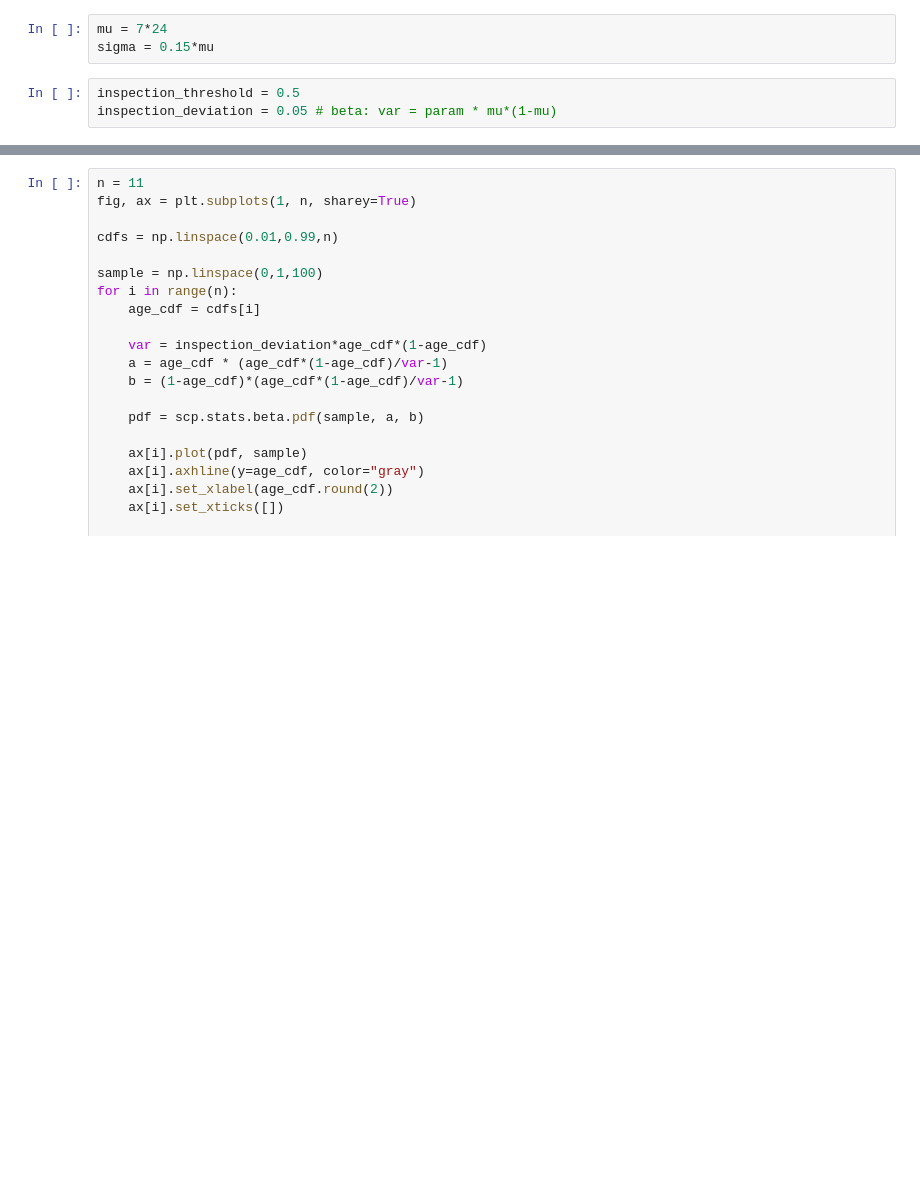
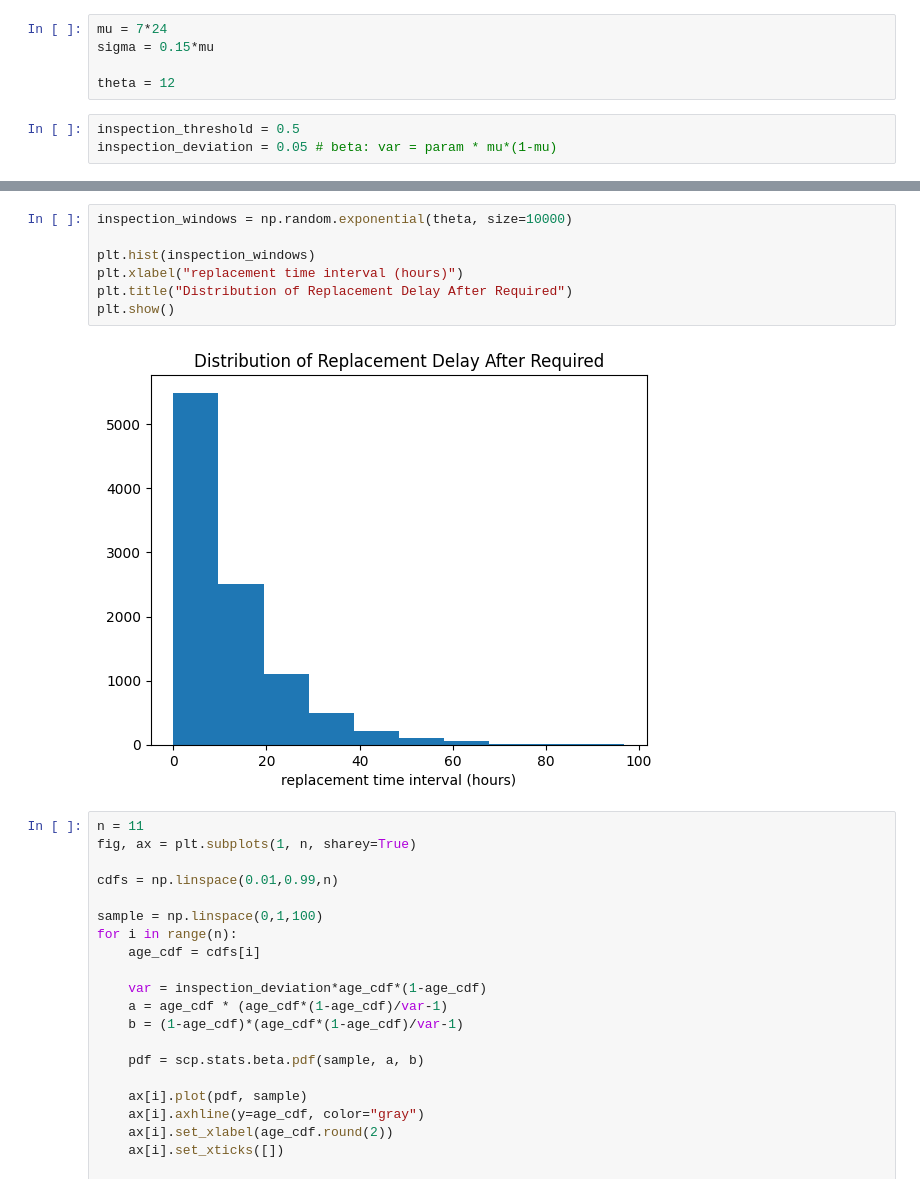
Before and after one commit to alc4ml/ProjetM2D2526, a Jupyter notebook: simulator/simulator.ipynb, the cells around one changed output, grey strips where cells are left out. Drawn from its saved outputs; the diff is of its cells as text; blank space fills up the shorter version.

```diff
--- a/simulator/simulator.ipynb
+++ b/simulator/simulator.ipynb
@@ -36,6 +41,8 @@ plt.show()
 # %%
 mu = 7*24
 sigma = 0.15*mu
+
+theta = 12
 # %%
 inspection_threshold = 0.5
 inspection_deviation = 0.05 # beta: var = param * mu*(1-mu)
@@ -61,3 +68,12 @@ plt.show()
+# %%
+inspection_windows = np.random.exponential(theta, size=10000)
+
+plt.hist(inspection_windows)
+plt.xlabel("replacement time interval (hours)")
+plt.title("Distribution of Replacement Delay After Required")
+plt.show()
+# %% [output]
+[figure, added]
 # %%
 n = 11
 fig, ax = plt.subplots(1, n, sharey=True)
```
Also changed, not shown: parts of 23 cells of this notebook, 4 other files.
